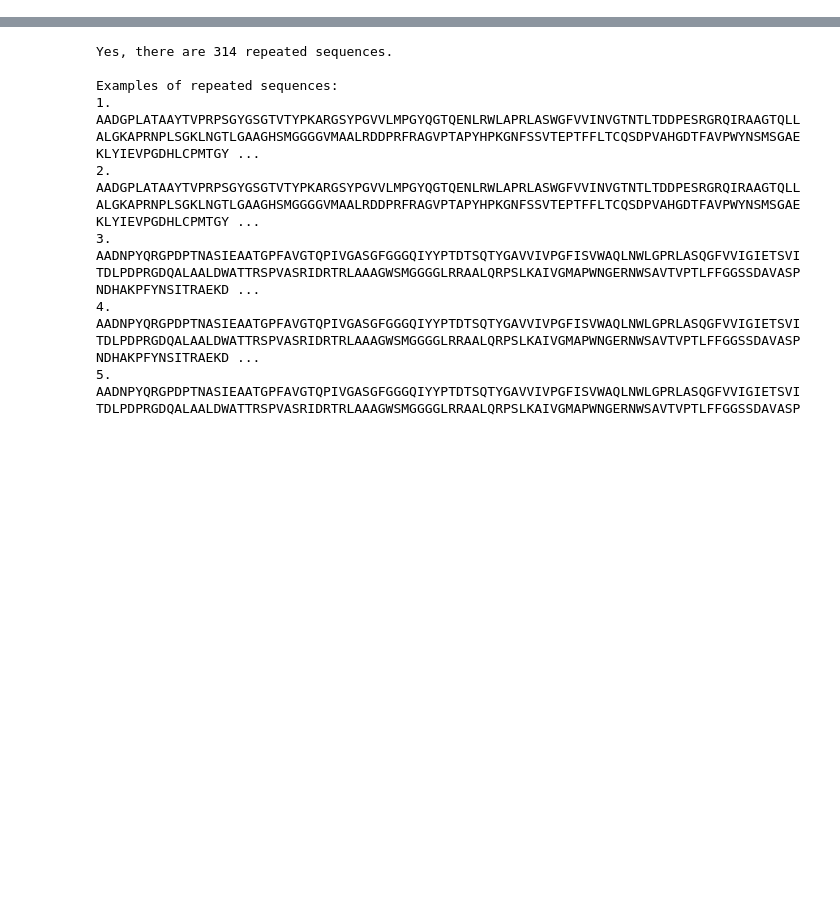
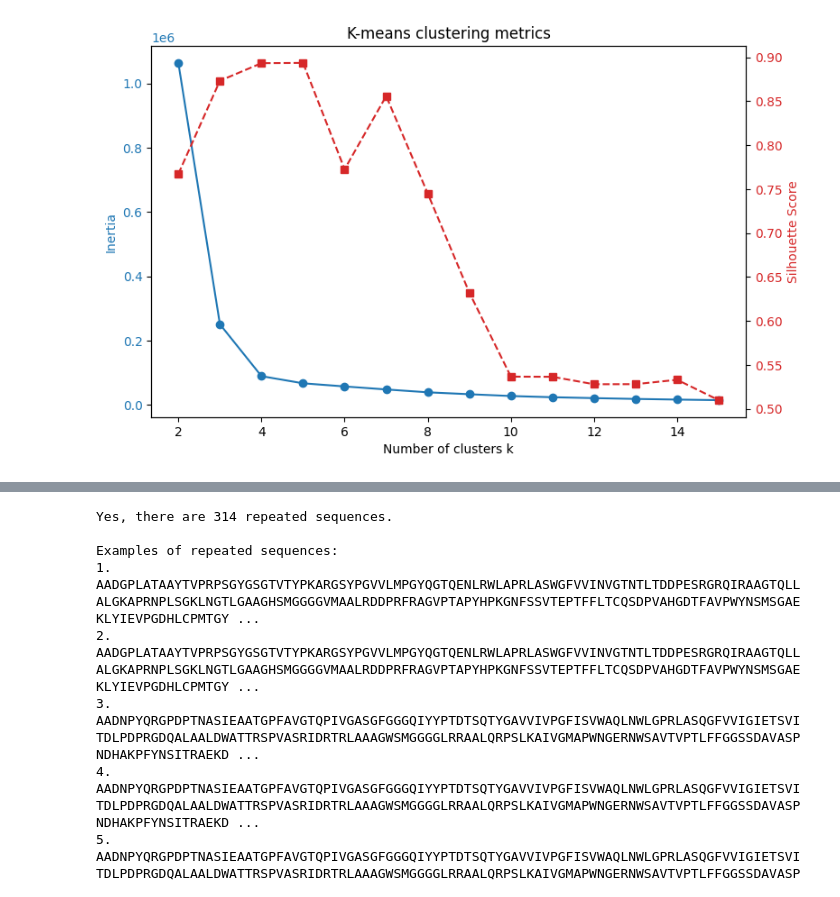
Before and after one commit to persinammon4/petase-tournament, a Jupyter notebook: ProBERT_embeddings.ipynb, the cells around one changed output, grey strips where cells are left out. Cells and saved outputs as stored; diff of their text form; code cells hidden in the pictures; blank space fills up the shorter version.

Commit message:
Now 5 classes instead of 3; K means

```diff
--- a/ProBERT_embeddings.ipynb
+++ b/ProBERT_embeddings.ipynb
@@ -111,7 +111,7 @@ print("PCA explained variance (first 5):",
 # -------------------------------
 from sklearn.cluster import KMeans
 
-k = 3  # tune this
+k = 5  # tune this
 kmeans = KMeans(n_clusters=k, n_init=20, random_state=42)
 cluster_labels = kmeans.fit_predict(emb_pca)
 
@@ -131,13 +131,95 @@ df.to_csv("petase_families_pca.csv", index=False)
 print("Saved CSV: petase_families_pca.csv")
 
 # -------------------------------
-# Step 7: Representative sequences
+# Step 5: Determine best number of clusters
 # -------------------------------
+from sklearn.cluster import KMeans
+from sklearn.metrics import silhouette_score
+import matplotlib.pyplot as plt
+
+
+X = emb_pca  # use all PCA components
+
+# Range of k to try
+k_range = range(2, min(16, len(X)))  # avoids errors if few sequences
+inertia_list = []
+silhouette_list = []
+
+for k in k_range:
+    kmeans = KMeans(n_clusters=k, random_state=42, n_init=20)
+    labels = kmeans.fit_predict(X)
+
+    inertia_list.append(kmeans.inertia_)
+    silhouette_list.append(silhouette_score(X, labels))
+
+# Plot metrics
+fig, ax1 = plt.subplots(figsize=(8,5))
+
+color = 'tab:blue'
+ax1.plot(k_range, inertia_list, 'o-', color=color, label='Inertia (WCSS)')
+ax1.set_xlabel('Number of clusters k')
+ax1.set_ylabel('Inertia', color=color)
+ax1.tick_params(axis='y', labelcolor=color)
+
+ax2 = ax1.twinx()
+color = 'tab:red'
+ax2.plot(k_range, silhouette_list, 's--', color=color, label='Silhouette Score')
+ax2.set_ylabel('Silhouette Score', color=color)
+ax2.tick_params(axis='y', labelcolor=color)
+
+fig.tight_layout()
+plt.title("K-means clustering metrics")
+plt.show()
 
 # -------------------------------
-# Step 8: PCA visualization
+# Step 6: Run final KMeans with best k
 # -------------------------------
-import matplotlib.pyplot as plt
+best_k = k_range[np.argmax(silhouette_list)]
+print("Suggested number of clusters based on silhouette:", best_k)
+
+final_kmeans = KMeans(n_clusters=best_k, random_state=42, n_init=20)
+df['cluster_id'] = final_kmeans.fit_predict(X)
+# Step 2: Plot metrics
+# ----------------------------
+fig, ax1 = plt.subplots(figsize=(8,5))
+
+color = 'tab:blue'
+ax1.plot(k_range, inertia_list, 'o-', color=color, label='Inertia (WCSS)')
+ax1.set_xlabel('Number of clusters k')
+ax1.set_ylabel('Inertia', color=color)
+ax1.tick_params(axis='y', labelcolor=color)
+
+ax2 = ax1.twinx()
+color = 'tab:red'
+ax2.plot(k_range, silhouette_list, 's--', color=color, label='Silhouette Score')
+ax2.set_ylabel('Silhouette Score', color=color)
+ax2.tick_params(axis='y', labelcolor=color)
+
+fig.tight_layout()
+plt.title("K-means clustering metrics")
+plt.show()
+
+# ----------------------------
+# Step 3: Select best k (optional automatic choice)
+# ----------------------------
+best_k = k_range[np.argmax(silhouette_list)]
+print("Suggested number of clusters based on silhouette:", best_k)
+
+# ----------------------------
+# Step 4: Run final k-means
+# ----------------------------
+final_kmeans = KMeans(n_clusters=best_k, random_state=42, n_init=10)
+df['cluster_id'] = final_kmeans.fit_predict(X)
+
+
+# # -------------------------------
+# # Step 7: Representative sequences
+# # -------------------------------
+
+# # -------------------------------
+# # Step 8: PCA visualization
+# # -------------------------------
+# import matplotlib.pyplot as plt
 
 plt.figure(figsize=(8, 6))
 for cid in sorted(df["cluster_id"].unique()):
@@ -166,0 +248 @@ Saved CSV: petase_families_pca.csv
+[figure, new version]
```
Also changed, not shown: parts of 2 cells of this notebook, 1 other file.
